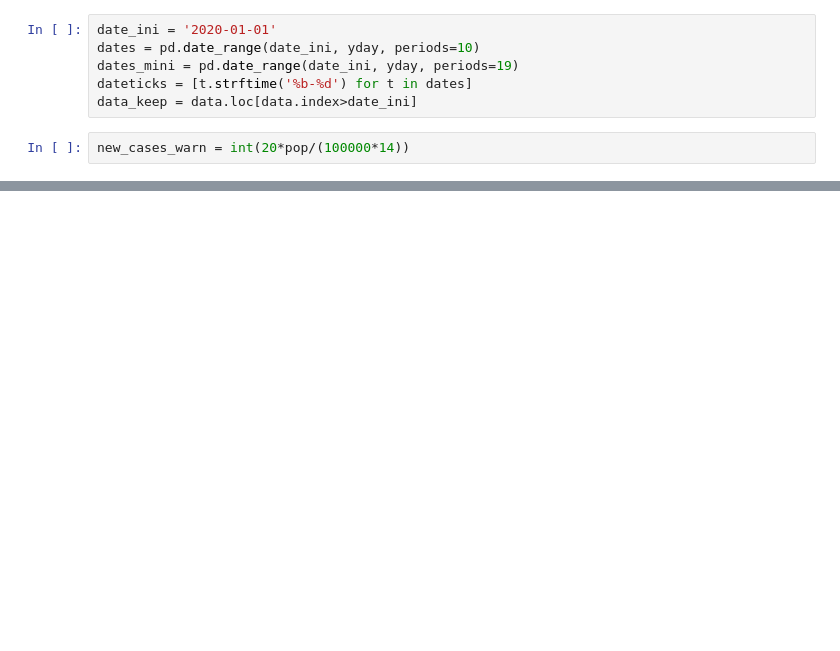
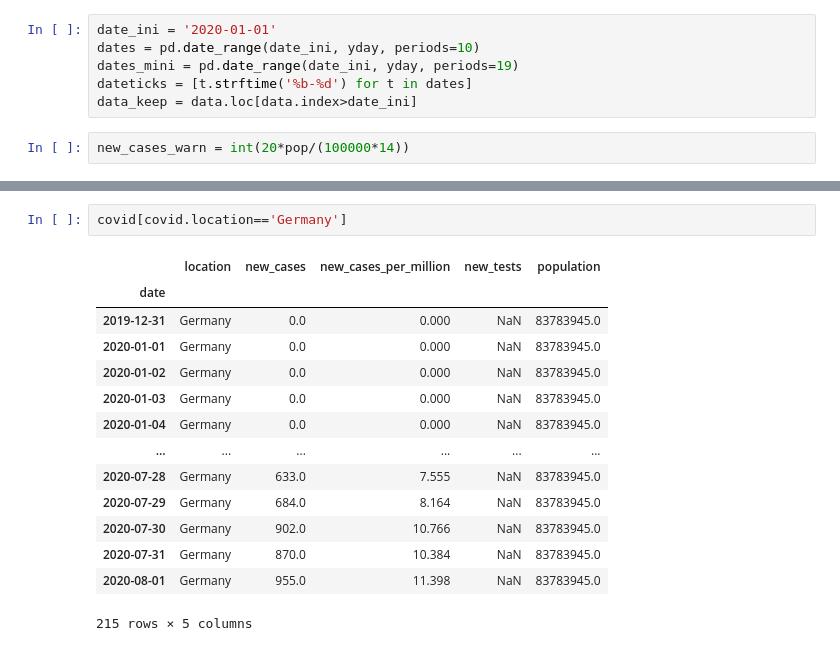
Before and after one commit to cebasfu93/Coronavirus, a Jupyter notebook: CovidApp/Processing.ipynb, the cells around one changed output, grey strips where cells are left out. Saved outputs shown, nothing was run; the diff lists cells and outputs as text; blank space fills up the shorter version.

```diff
--- a/CovidApp/Processing.ipynb
+++ b/CovidApp/Processing.ipynb
@@ -143,0 +150,17 @@ plt.show()
+# %%
+covid[covid.location=='Germany']
+# %% [output]
+|  | location | new_cases | new_cases_per_million | new_tests | population |
+| date |  |  |  |  |  |
+| 2019-12-31 | Germany | 0.0 | 0.000 | NaN | 83783945.0 |
+| 2020-01-01 | Germany | 0.0 | 0.000 | NaN | 83783945.0 |
+| 2020-01-02 | Germany | 0.0 | 0.000 | NaN | 83783945.0 |
+| 2020-01-03 | Germany | 0.0 | 0.000 | NaN | 83783945.0 |
+| 2020-01-04 | Germany | 0.0 | 0.000 | NaN | 83783945.0 |
+| ... | ... | ... | ... | ... | ... |
+| 2020-07-28 | Germany | 633.0 | 7.555 | NaN | 83783945.0 |
+| 2020-07-29 | Germany | 684.0 | 8.164 | NaN | 83783945.0 |
+| 2020-07-30 | Germany | 902.0 | 10.766 | NaN | 83783945.0 |
+| 2020-07-31 | Germany | 870.0 | 10.384 | NaN | 83783945.0 |
+| 2020-08-01 | Germany | 955.0 | 11.398 | NaN | 83783945.0 |
+215 rows × 5 columns
```
Also changed, not shown: parts of 5 cells of this notebook.
